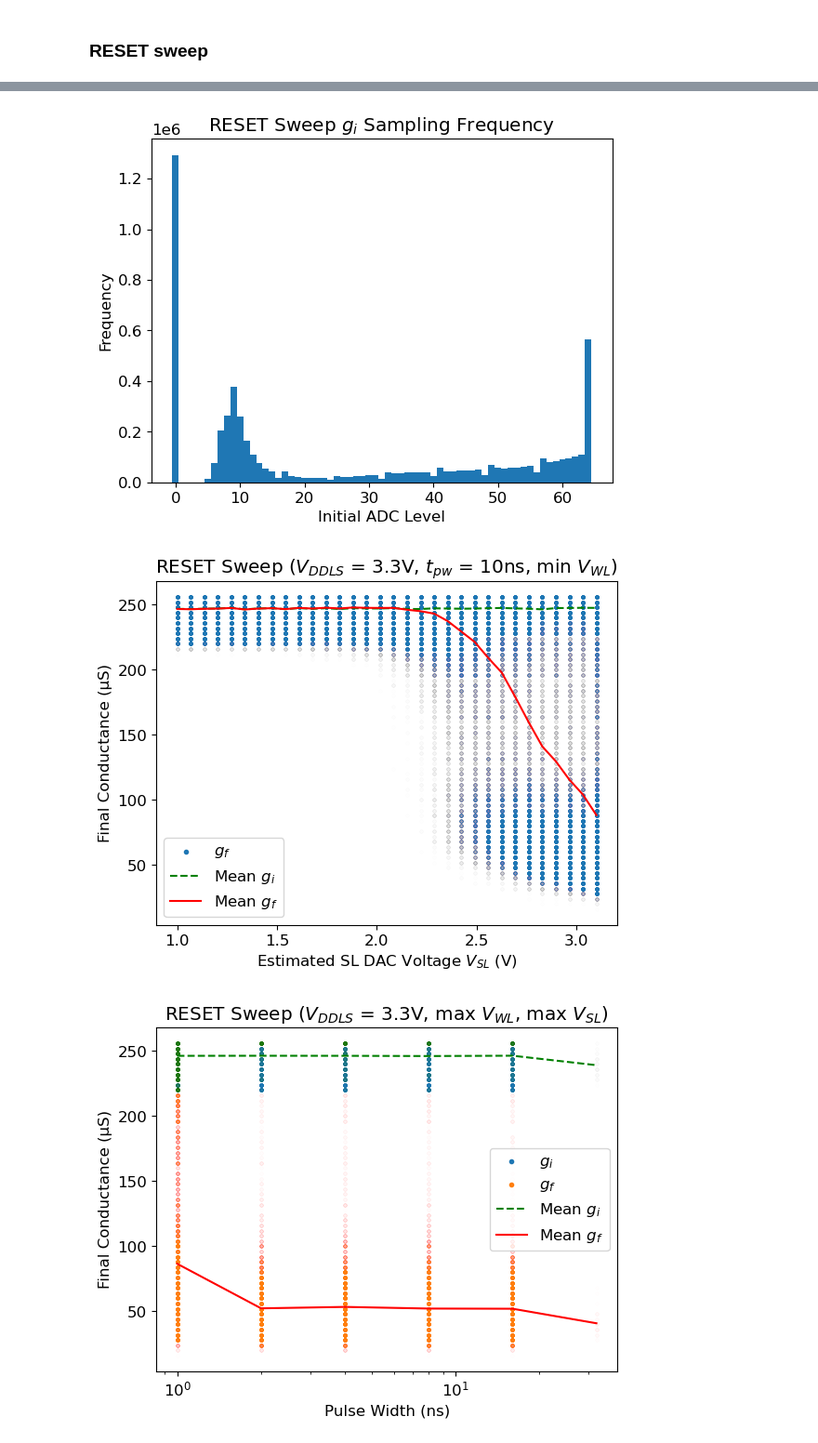
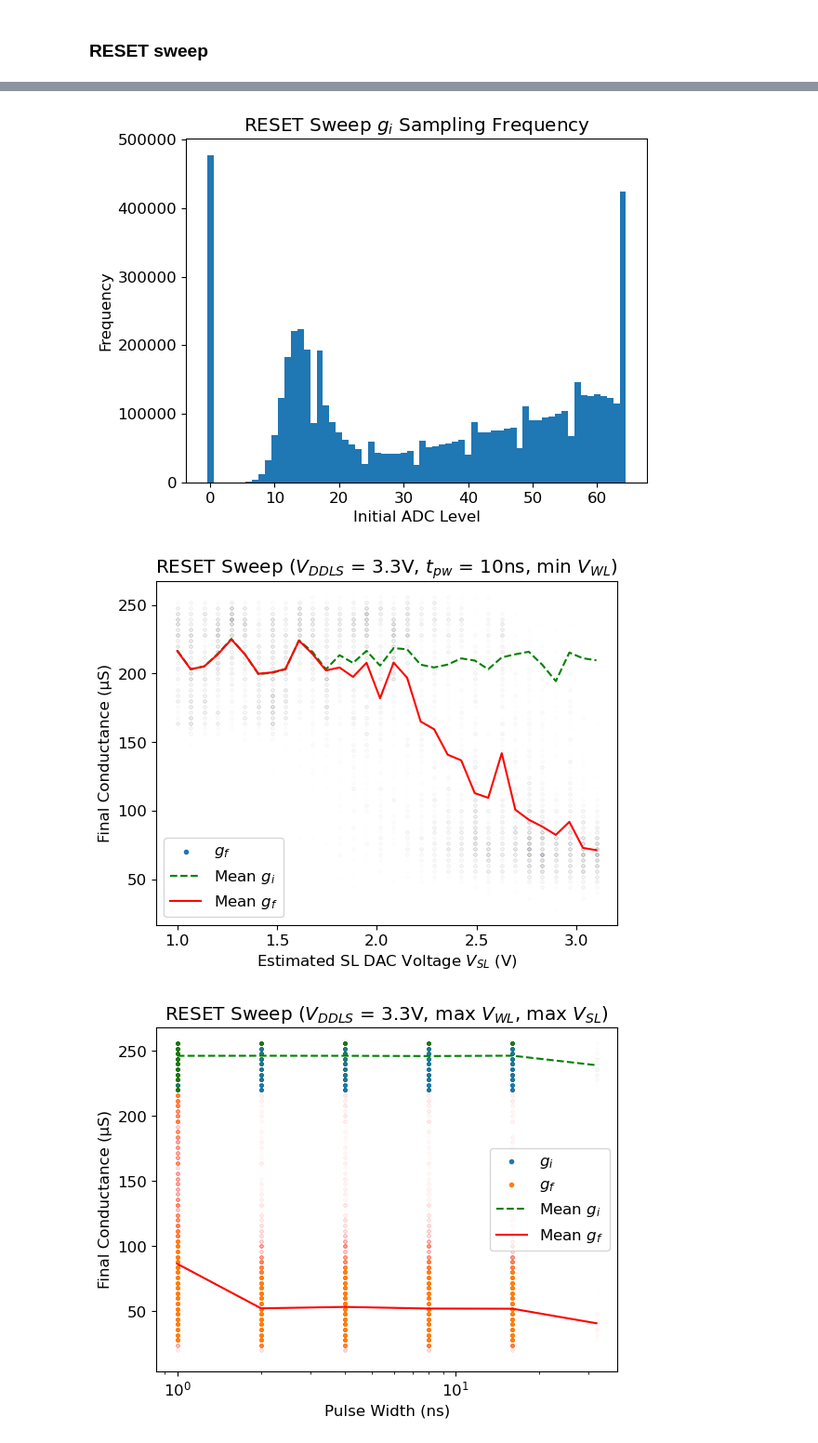
Before and after one commit to akashlevy/ember-python, a Jupyter notebook: analysis/characterizations.ipynb, the cells around one changed output, grey strips where cells are left out. Shown at 93% size. Saved outputs shown, nothing was run; the diff lists cells and outputs as text; code cells hidden in the pictures.

```diff
--- a/analysis/characterizations.ipynb
+++ b/analysis/characterizations.ipynb
@@ -309,7 +309,7 @@ ax.scatter(d["vbl"], d["gf"]*4, marker=".", alpha=0.002, label="$g_f$")
 ax.set_title(f"SET Sweep ($V_{{DDLS}}$ = {vddio/10}V, $t_{{pw}}$ = 10ns, min $V_{{WL}}$)", y=1)
 ax.set_xlabel("Estimated BL DAC Voltage $V_{BL}$ (V)")
 ax.set_ylabel("Final Conductance (μS)")
-legend = ax.legend(loc="lower right")
+legend = ax.legend(loc="right")
 for lh in legend.legendHandles:
     lh.set_alpha(1)
 plt.savefig(f"figs/setsweep{vddio}_bl.pdf")
@@ -317,0 +318,18 @@ plt.savefig(f"figs/setsweep{vddio}_bl.pdf")
+# %%
+# Plot SET sweep
+d = setdata[(setdata["gi"].isin(range(1,20))) & (setdata["pw"] == 1) & (setdata["vwl"] == 0)][["vwl","vbl","pw","gi","gf"]]
+d["vbl"] = (d["vbl"]*2.1/31) + 1
+fig = plt.figure()
+ax = plt.axes()
+# ax.scatter(d["vbl"], d["gi"]*4, marker=".", alpha=0.002, label="$g_i$")
+ax.scatter(d["vbl"], d["gf"]*4, marker=".", alpha=0.002, label="$g_f$")
+# (d.groupby("vbl")["gf"].quantile(0.999) * 4).plot(color="blue", linestyle='--', label="99.9$^{th}$ perc. $g_f$", ax=ax)
+(d.groupby("vbl")["gi"].mean() * 4).plot(color="green", linestyle="--", label="Mean $g_i$", rasterized=True)
+(d.groupby("vbl")["gf"].mean() * 4).plot(color="red", label="Mean $g_f$", rasterized=True)
+ax.set_title(f"SET Sweep ($V_{{DDLS}}$ = {vddio/10}V, $t_{{pw}}$ = 10ns, min $V_{{WL}}$)", y=1)
+ax.set_xlabel("Estimated BL DAC Voltage $V_{BL}$ (V)")
+ax.set_ylabel("Final Conductance (μS)")
+legend = ax.legend(loc="right")
+for lh in legend.legendHandles:
+    lh.set_alpha(1)
+plt.savefig(f"figs/setsweep{vddio}_bl.pdf")
@@ -319,7 +345,7 @@ plt.savefig(f"figs/setsweep{vddio}_bl.pdf")
 ### RESET sweep
 # %%
 # RESET sweep data
-resetdata = pd.read_csv(f"../data/sweep/resetsweep{vddio}.csv.gz", delimiter="\t", names=["addr", "t", "vwl", "vsl", "pw"] + [f"gi[{i}]" for i in range(48)] + [f"gf[{i}]" for i in range(48)])
+resetdata = pd.read_csv(f"../reset_sweep.csv", delimiter="\t", names=["addr", "t", "vwl", "vsl", "pw"] + [f"gi[{i}]" for i in range(48)] + [f"gf[{i}]" for i in range(48)])
 resetdata = pd.concat([resetdata[["addr","t","vwl","vsl","pw",f"gi[{i}]",f"gf[{i}]"]].rename(columns={f"gi[{i}]" : "gi", f"gf[{i}]" : "gf"}) for i in range(48)])
 resetdata
 # %% [output]
@@ -344,25 +370,25 @@ plt.title("RESET Sweep $g_i$ Sampling Frequency")
 plt.xlabel("Initial ADC Level")
 plt.show()
 # %% [output]
-[figure, old version]
+[figure, new version]
 # %%
 # Plot RESET sweep
-d = resetdata[(resetdata["gi"].isin(range(56,65))) & (resetdata["pw"] == 1) & (resetdata["vwl"] == 0)][["vwl","vsl","pw","gi","gf"]]
+d = resetdata[(resetdata["gi"].isin(range(40,63))) & (resetdata["pw"] == 1) & (resetdata["vwl"] == 0)][["vwl","vsl","pw","gi","gf"]]
 d["vsl"] = (d["vsl"]*2.1/31) + 1
 fig = plt.figure()
 ax = plt.axes()
 # ax.scatter(d["vsl"], d["gi"]*4, marker=".", alpha=0.002, label="$g_i$")
 ax.scatter(d["vsl"], d["gf"]*4, marker=".", alpha=0.002, label="$g_f$")
 (d.groupby("vsl")["gi"].mean() * 4).plot(color="green", linestyle="--", label="Mean $g_i$", rasterized=True)
 (d.groupby("vsl")["gf"].mean() * 4).plot(color="red", label="Mean $g_f$", rasterized=True)
 ax.set_title(f"RESET Sweep ($V_{{DDLS}}$ = {vddio/10}V, $t_{{pw}}$ = 10ns, min $V_{{WL}}$)", y=1)
 ax.set_xlabel("Estimated SL DAC Voltage $V_{SL}$ (V)")
 ax.set_ylabel("Final Conductance (μS)")
 legend = ax.legend()
 for lh in legend.legendHandles:
     lh.set_alpha(1)
 plt.savefig(f"figs/resetsweep{vddio}_sl.pdf")
 # %% [output]
-[figure, old version]
+[figure, new version]
 # %%
 # Plot RESET PW sweep
```
Also changed, not shown: parts of 6 cells of this notebook, 3 other files.
